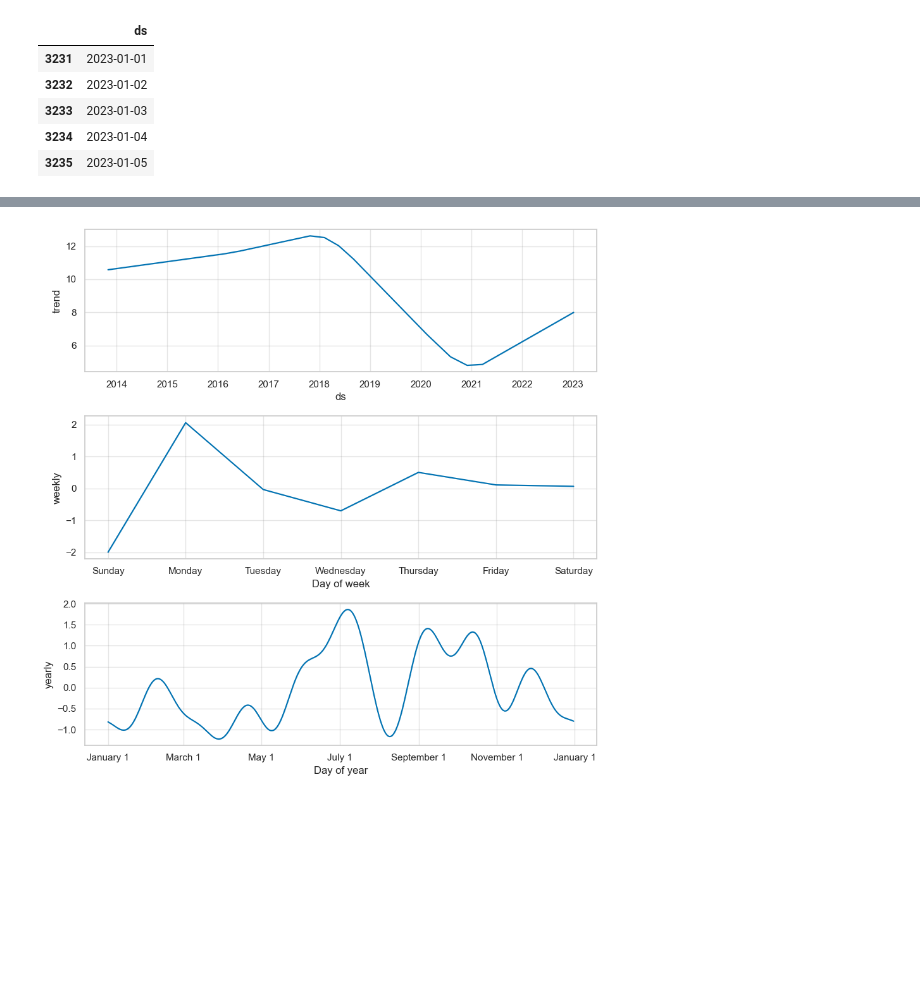
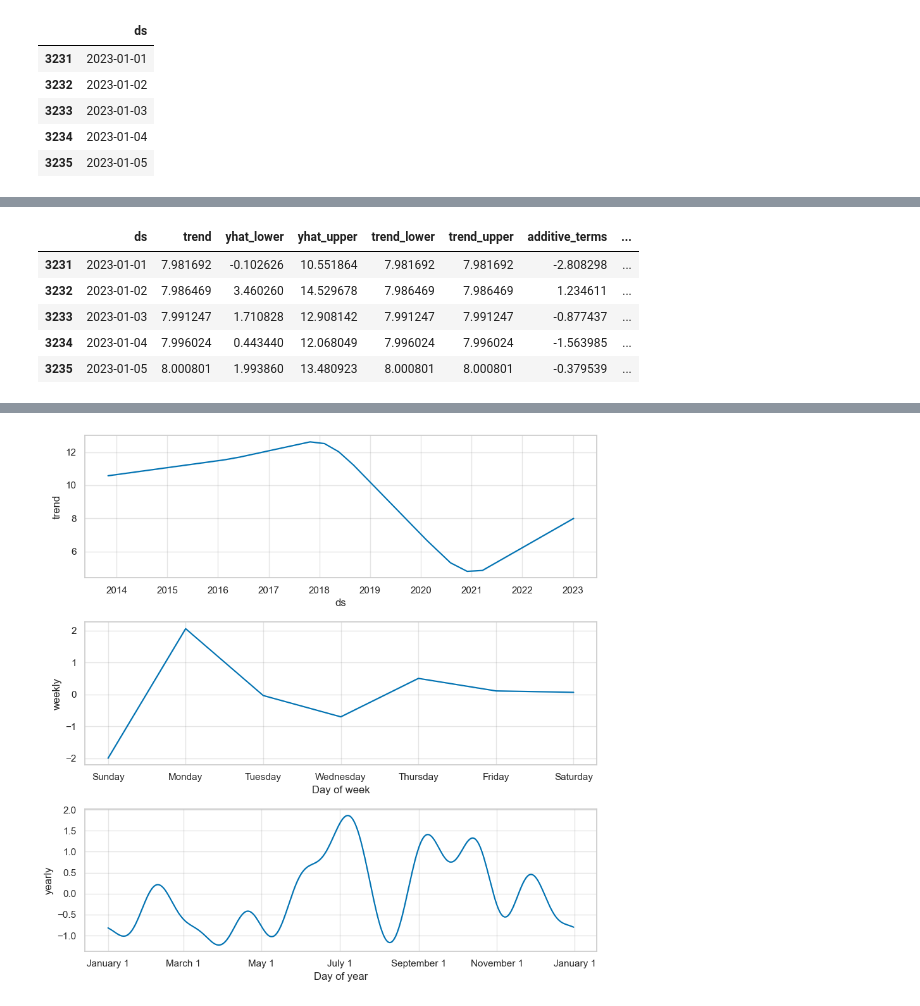
Before and after one commit to LanCaphe/objets_perdus_sncf, a Jupyter notebook: Notebook/Prophet.ipynb, the cells around one changed output, grey strips where cells are left out. Saved outputs shown, nothing was run; the diff lists cells and outputs as text; code cells hidden in the pictures; blank space fills up the shorter version.

```diff
--- a/Notebook/Prophet.ipynb
+++ b/Notebook/Prophet.ipynb
@@ -104,4 +139,13 @@ forecast[['ds', 'yhat', 'yhat_lower', 'yhat_upper']]
 3236 rows × 4 columns
+# %%
+forecast.tail()
+# %% [output]
+|  | ds | trend | yhat_lower | yhat_upper | trend_lower | trend_upper | additive_terms | ... |
+| 3231 | 2023-01-01 | 7.981692 | -0.102626 | 10.551864 | 7.981692 | 7.981692 | -2.808298 | ... |
+| 3232 | 2023-01-02 | 7.986469 | 3.460260 | 14.529678 | 7.986469 | 7.986469 | 1.234611 | ... |
+| 3233 | 2023-01-03 | 7.991247 | 1.710828 | 12.908142 | 7.991247 | 7.991247 | -0.877437 | ... |
+| 3234 | 2023-01-04 | 7.996024 | 0.443440 | 12.068049 | 7.996024 | 7.996024 | -1.563985 | ... |
+| 3235 | 2023-01-05 | 8.000801 | 1.993860 | 13.480923 | 8.000801 | 8.000801 | -0.379539 | ... |
 # %%
 test
 # %% [output]
```
Also changed, not shown: parts of 11 cells of this notebook, 4 other files.
